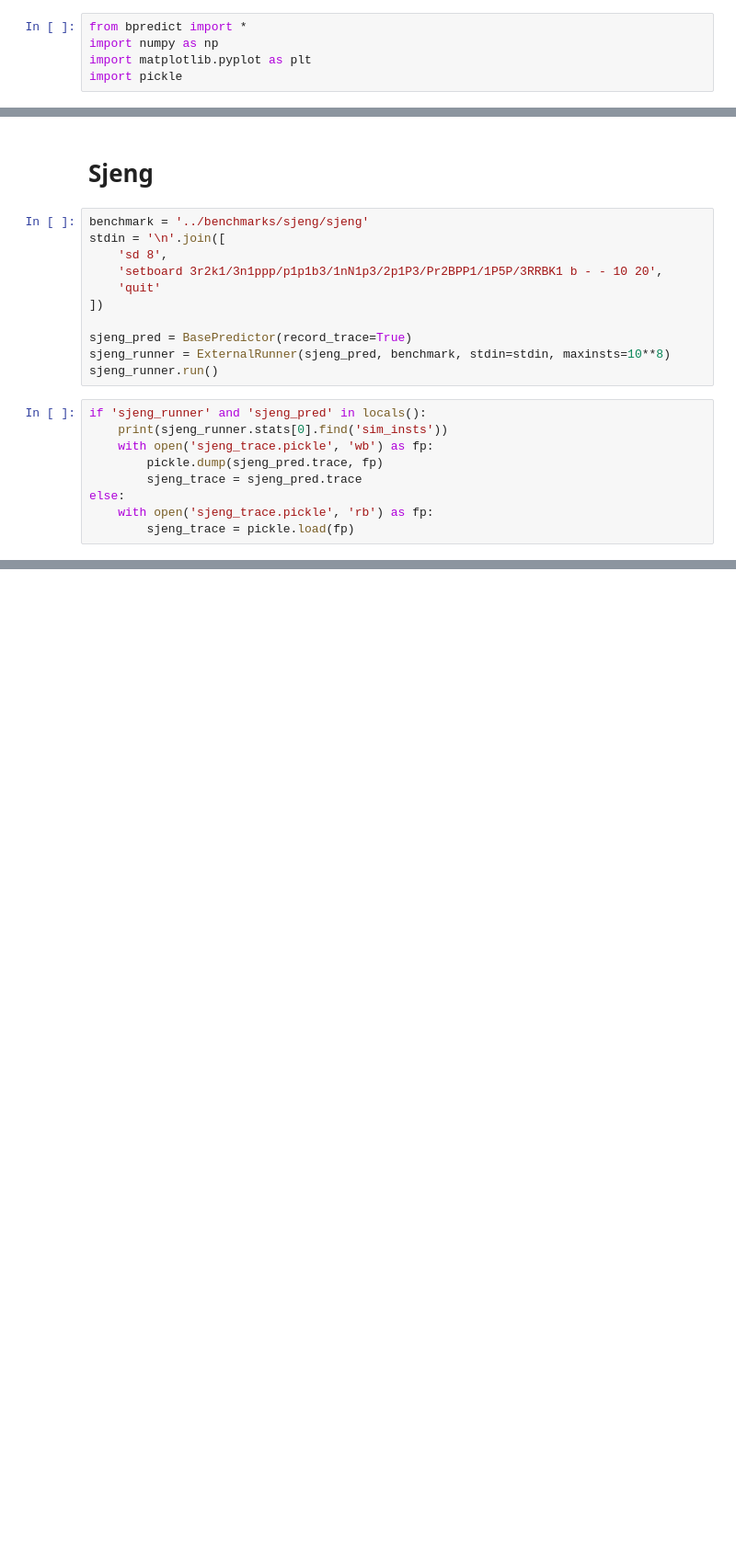
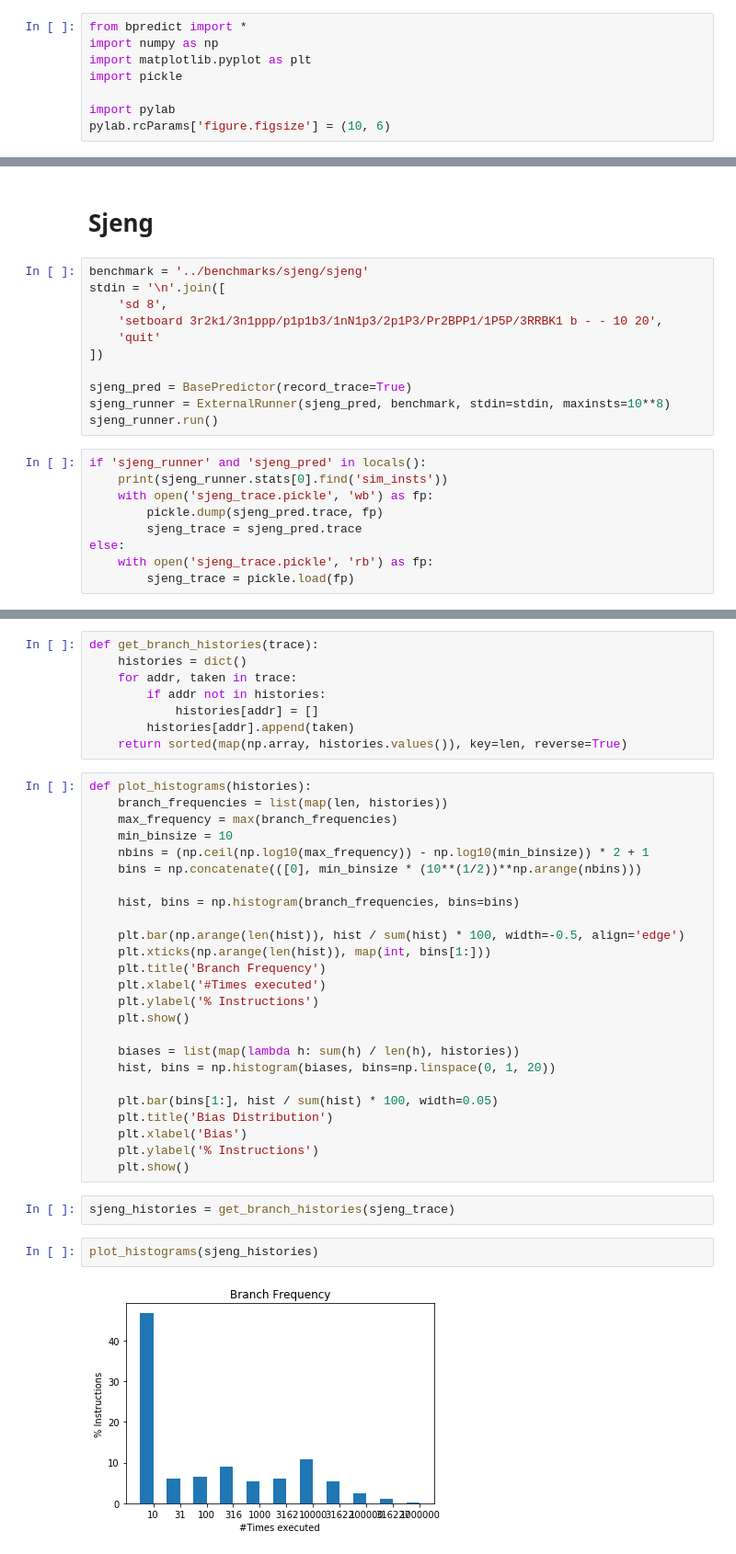
Before and after one commit to alexf91/gem5-advanced-computer-architecture, a Jupyter notebook: bp_eval/notebooks/benchmark_analysis.ipynb, the cells around one changed output, grey strips where cells are left out. Shown at 92% size. Saved outputs shown, nothing was run; the diff lists cells and outputs as text; blank space fills up the shorter version.

```diff
--- a/bp_eval/notebooks/benchmark_analysis.ipynb
+++ b/bp_eval/notebooks/benchmark_analysis.ipynb
@@ -3,6 +3,9 @@ from bpredict import *
 import numpy as np
 import matplotlib.pyplot as plt
 import pickle
+
+import pylab
+pylab.rcParams['figure.figsize'] = (10, 6)
 # %% [markdown]
 # blackscholes
 # %%
@@ -67,0 +69,39 @@ else:
+# %%
+def get_branch_histories(trace):
+    histories = dict()
+    for addr, taken in trace:
+        if addr not in histories:
+            histories[addr] = []
+        histories[addr].append(taken)
+    return sorted(map(np.array, histories.values()), key=len, reverse=True)
+# %%
+def plot_histograms(histories):
+    branch_frequencies = list(map(len, histories))
+    max_frequency = max(branch_frequencies)
+    min_binsize = 10
+    nbins = (np.ceil(np.log10(max_frequency)) - np.log10(min_binsize)) * 2 + 1
+    bins = np.concatenate(([0], min_binsize * (10**(1/2))**np.arange(nbins)))
+
+    hist, bins = np.histogram(branch_frequencies, bins=bins)
+
+    plt.bar(np.arange(len(hist)), hist / sum(hist) * 100, width=-0.5, align='edge')
+    plt.xticks(np.arange(len(hist)), map(int, bins[1:]))
+    plt.title('Branch Frequency')
+    plt.xlabel('#Times executed')
+    plt.ylabel('% Instructions')
+    plt.show()
+
+    biases = list(map(lambda h: sum(h) / len(h), histories))
+    hist, bins = np.histogram(biases, bins=np.linspace(0, 1, 20))
+
+    plt.bar(bins[1:], hist / sum(hist) * 100, width=0.05)
+    plt.title('Bias Distribution')
+    plt.xlabel('Bias')
+    plt.ylabel('% Instructions')
+    plt.show()
+# %%
+sjeng_histories = get_branch_histories(sjeng_trace)
+# %%
+plot_histograms(sjeng_histories)
+# %% [output]
+[figure, added]
```
Also changed, not shown: parts of 8 cells of this notebook.
